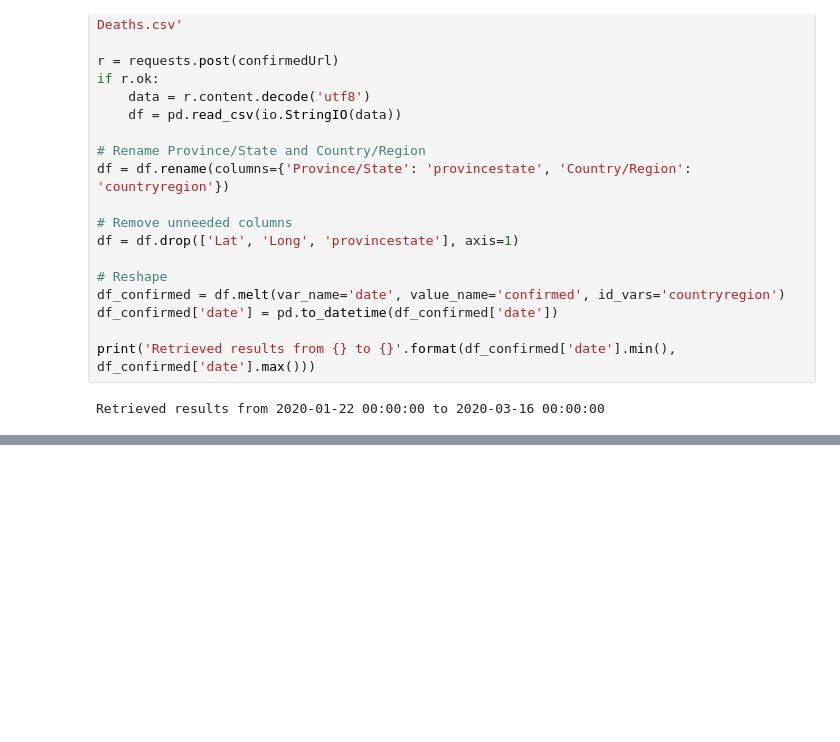
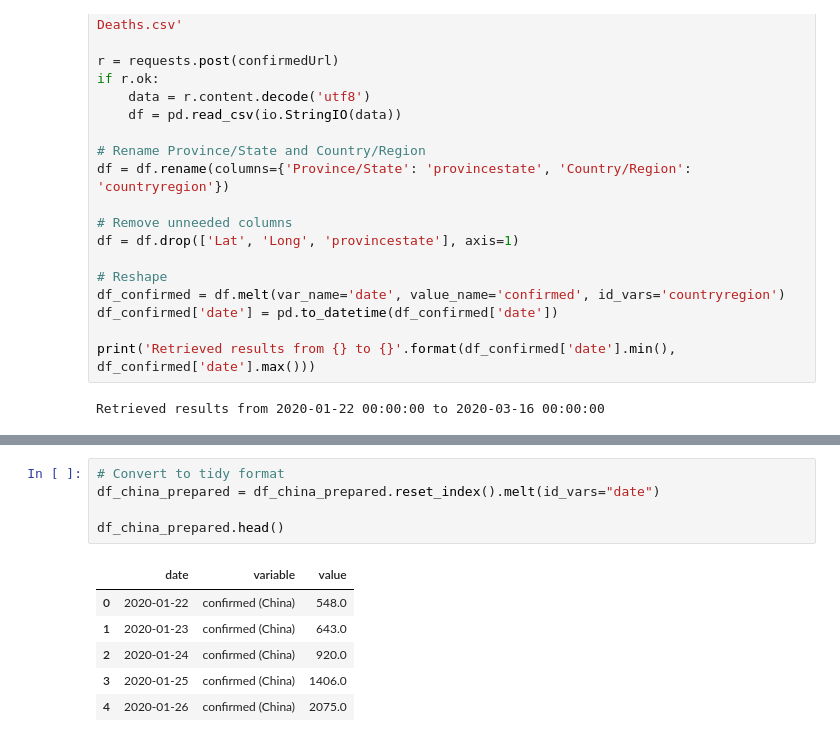
Before and after one commit to ivanmkc/covid19, a Jupyter notebook: covid.ipynb, the cells around one changed output, grey strips where cells are left out. Drawn from its saved outputs; the diff is of its cells as text; blank space fills up the shorter version.

```diff
--- a/covid.ipynb
+++ b/covid.ipynb
@@ -70,0 +74,12 @@ df_china_prepared.head(10)
+# %%
+# Convert to tidy format
+df_china_prepared = df_china_prepared.reset_index().melt(id_vars="date")
+
+df_china_prepared.head()
+# %% [output]
+|  | date | variable | value |
+| 0 | 2020-01-22 | confirmed (China) | 548.0 |
+| 1 | 2020-01-23 | confirmed (China) | 643.0 |
+| 2 | 2020-01-24 | confirmed (China) | 920.0 |
+| 3 | 2020-01-25 | confirmed (China) | 1406.0 |
+| 4 | 2020-01-26 | confirmed (China) | 2075.0 |
```
Also changed, not shown: parts of 11 cells of this notebook.
